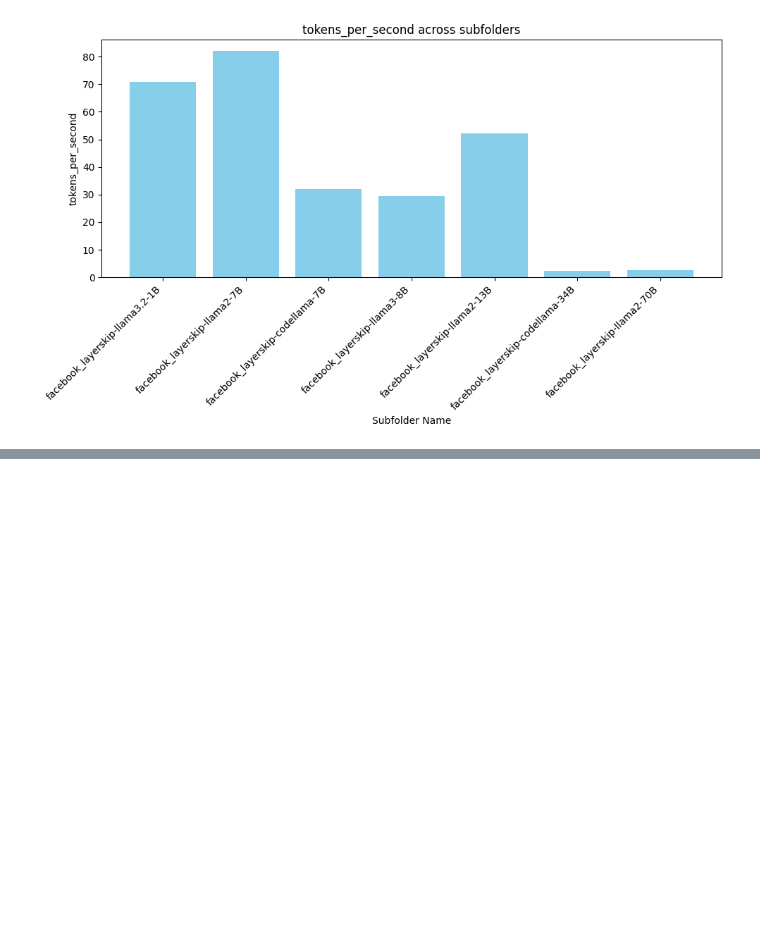
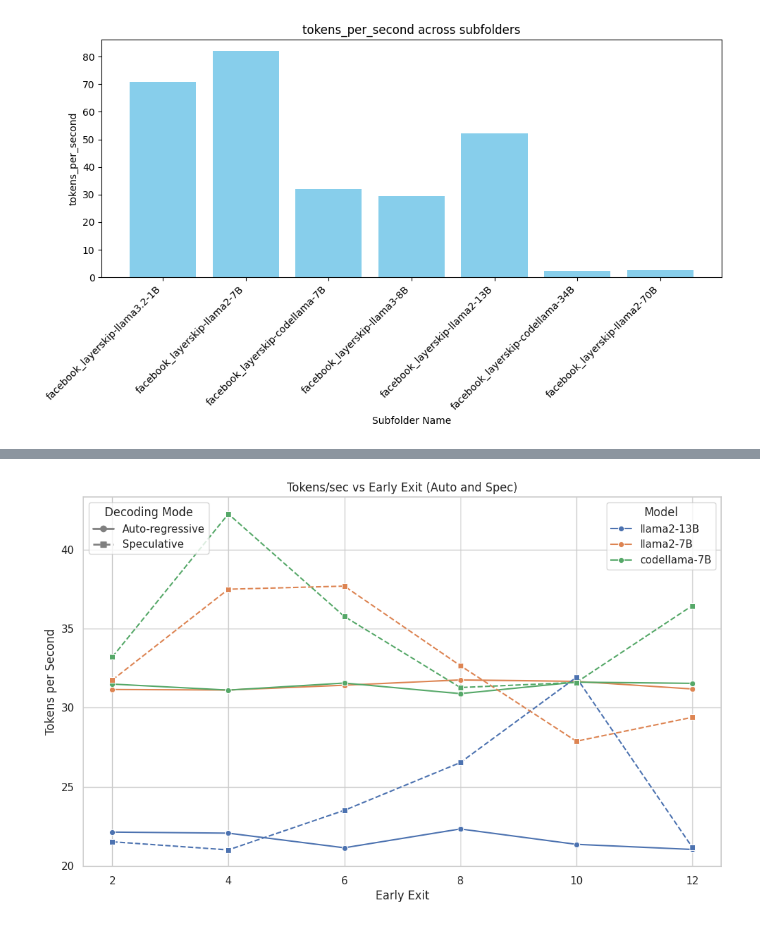
Before and after one commit to DongjaeLee23/LayerSkipping, a Jupyter notebook: LayerSkip-code/visualization.ipynb, the cells around one changed output, grey strips where cells are left out. Saved outputs shown, nothing was run; the diff lists cells and outputs as text; code cells hidden in the pictures; blank space fills up the shorter version.

Commit message:
added more early exit visuals

```diff
--- a/LayerSkip-code/visualization.ipynb
+++ b/LayerSkip-code/visualization.ipynb
@@ -97,0 +105,20 @@ process_logs(logs_dir)
+# %%
+# Find all CSV files starting with 'benchmark_results'
+csv_files = glob.glob("benchmark_results_*.csv")
+
+dfs = []
+for file in csv_files:
+    df = pd.read_csv(file)
+    # Extract model name from filename
+    model_name = re.search(r'benchmark_results_(.*)\.csv', os.path.basename(file)).group(1)
+    df['model'] = model_name  # Add a new column for the model
+    dfs.append(df)
+
+# Combine into one DataFrame
+data = pd.concat(dfs, ignore_index=True)
+
+# Display the data structure
+print(data.head())
+
+# Set Seaborn style
+sns.set(style="whitegrid")
@@ -97,0 +139,60 @@ process_logs(logs_dir)
+# %%
+from matplotlib.lines import Line2D
+custom_lines = [Line2D([0], [0], color='gray', lw=2, marker='o', label='Auto-regressive'),
+                Line2D([0], [0], color='gray', lw=2, marker='s', linestyle='--', label='Speculative')]
+
+# --- Visualization 1: Tokens per Second vs Early Exit ---
+plt.figure(figsize=(12, 7))
+sns.lineplot(data=data, x='early_exit', y='auto_tokens_per_sec', hue='model', marker='o')
+sns.lineplot(data=data, x='early_exit', y='spec_tokens_per_sec', hue='model', marker='s', linestyle='--', legend=False)
+plt.xlabel('Early Exit')
+plt.ylabel('Tokens per Second')
+plt.title('Tokens/sec vs Early Exit (Auto and Spec)')
+ax = plt.gca()
+
+# Store the first legend (model) and add it to the plot
+first_legend = ax.legend(title='Model', loc='upper right')
+ax.add_artist(first_legend)  # This preserves the first legend
+
+# Add the second legend (decoding mode)
+ax.legend(handles=custom_lines, title='Decoding Mode', loc='upper left')
+plt.grid(True)
+plt.show()
+
+# --- Visualization 2: Total Time vs Early Exit ---
+plt.figure(figsize=(12, 7))
+sns.lineplot(data=data, x='early_exit', y='auto_total_time', hue='model', marker='o')
+sns.lineplot(data=data, x='early_exit', y='spec_total_time', hue='model', marker='s', linestyle='--', legend=False)
+plt.xlabel('Early Exit')
+plt.ylabel('Total Time (s)')
+plt.title('Total Time vs Early Exit (Auto and Spec)')
+ax = plt.gca()
+
+# Store the first legend (model) and add it to the plot
+first_legend = ax.legend(title='Model', loc='upper right')
+ax.add_artist(first_legend)  # This preserves the first legend
+
+# Add the second legend (decoding mode)
+ax.legend(handles=custom_lines, title='Decoding Mode', loc='upper left')
+plt.grid(True)
+plt.show()
+
+# --- Visualization 3: Average Time vs Early Exit ---
+plt.figure(figsize=(12, 7))
+sns.lineplot(data=data, x='early_exit', y='auto_avg_time', hue='model', marker='o')
+sns.lineplot(data=data, x='early_exit', y='spec_avg_time', hue='model', marker='s', linestyle='--', legend=False)
+plt.xlabel('Early Exit')
+plt.ylabel('Average Time per Request (s)')
+plt.title('Average Time vs Early Exit (Auto and Spec)')
+ax = plt.gca()
+
+# Store the first legend (model) and add it to the plot
+first_legend = ax.legend(title='Model', loc='upper right')
+ax.add_artist(first_legend)  # This preserves the first legend
+
+# Add the second legend (decoding mode)
+ax.legend(handles=custom_lines, title='Decoding Mode', loc='upper left')
+plt.grid(True)
+plt.show()
+# %% [output]
+[figure, added]
```
Also changed, not shown: parts of 3 cells of this notebook, 5 other files.
